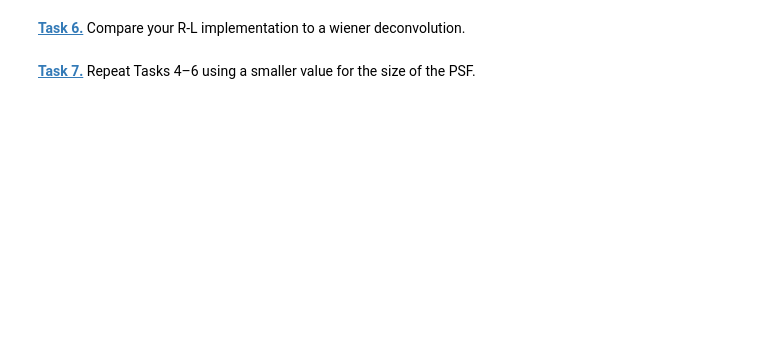
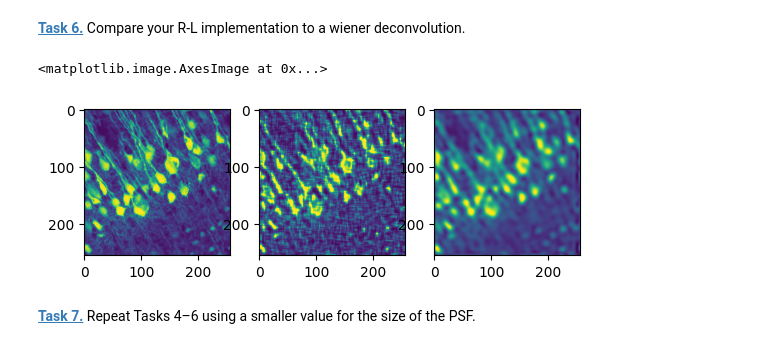
Before and after one commit to PhilippScheulen/philipp-does-fun-hacker-stuff, a Jupyter notebook: deconvolution.ipynb, the cells around one changed output. Saved outputs shown, nothing was run; the diff lists cells and outputs as text; code cells hidden in the pictures; blank space fills up the shorter version.

```diff
--- a/deconvolution.ipynb
+++ b/deconvolution.ipynb
@@ -104,4 +114,16 @@ noise = noise / reduce_factor
 # %% [markdown]
 **[Task 6.]()** Compare your R-L implementation to a wiener deconvolution.
+# %%
+wiener_img = wiener(img_psf, psf, balance=2, clip=True)
+
+plt.subplot(1,3,1)
+plt.imshow(img)
+plt.subplot(1,3,2)
+plt.imshow(noise_RL)
+plt.subplot(1,3,3)
+plt.imshow(wiener_img)
+# %% [output]
+<matplotlib.image.AxesImage at 0x...>
+[figure, added]
 # %% [markdown]
 **[Task 7.]()** Repeat Tasks 4–6 using a smaller value for the size of the PSF.
```
Also changed, not shown: parts of 8 cells of this notebook.
